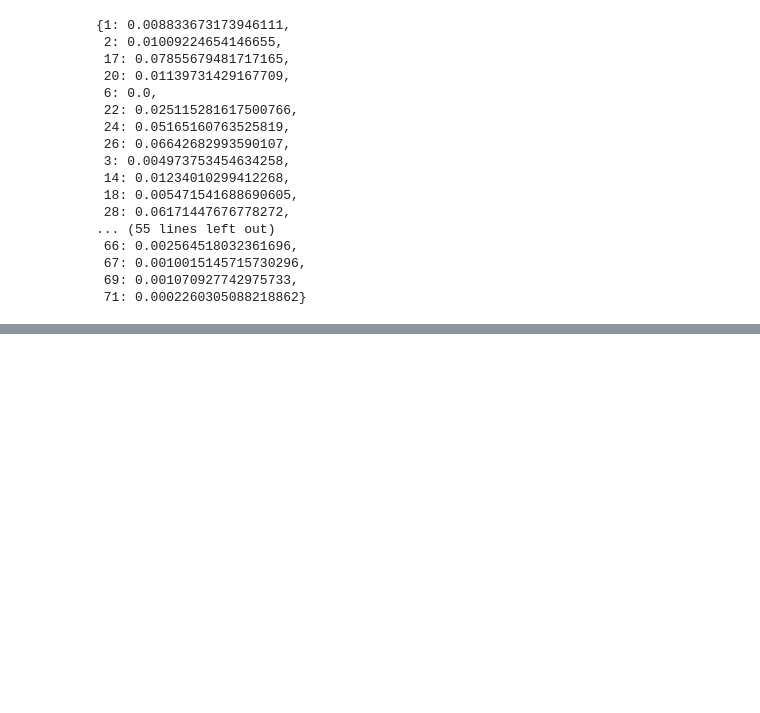
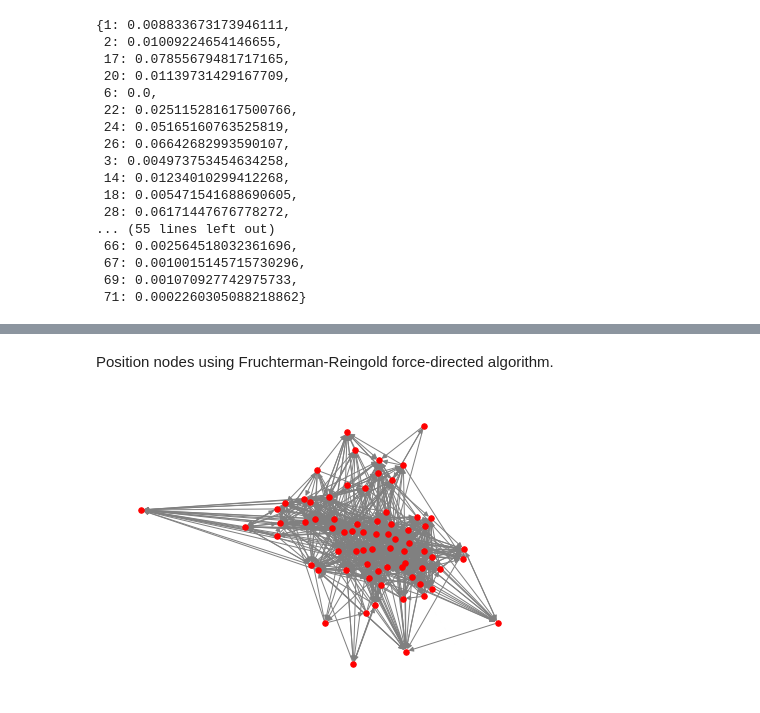
Before and after one commit to ARKEnsae/DM_Analyse_Reseaux, a Jupyter notebook: CC2/Exercises10Feb2021_KA.ipynb, the cells around one changed output, grey strips where cells are left out. Cells and saved outputs as stored; diff of their text form; code cells hidden in the pictures; blank space fills up the shorter version.

```diff
--- a/CC2/Exercises10Feb2021_KA.ipynb
+++ b/CC2/Exercises10Feb2021_KA.ipynb
@@ -374,0 +338,8 @@ Creer graphe, rajouter les attributs, refaire les analyses (celles qu'on a faite
+# %% [markdown]
+Position nodes using Fruchterman-Reingold force-directed algorithm.
+# %%
+#spring_layout
+nx.draw(ELadviceG, with_labels=False, node_size=30, node_color="red", edge_color = "gray",
+        pos=nx.spring_layout(ELadviceG))
+# %% [output]
+[figure, added]
```
Also changed, not shown: parts of 143 cells of this notebook.
